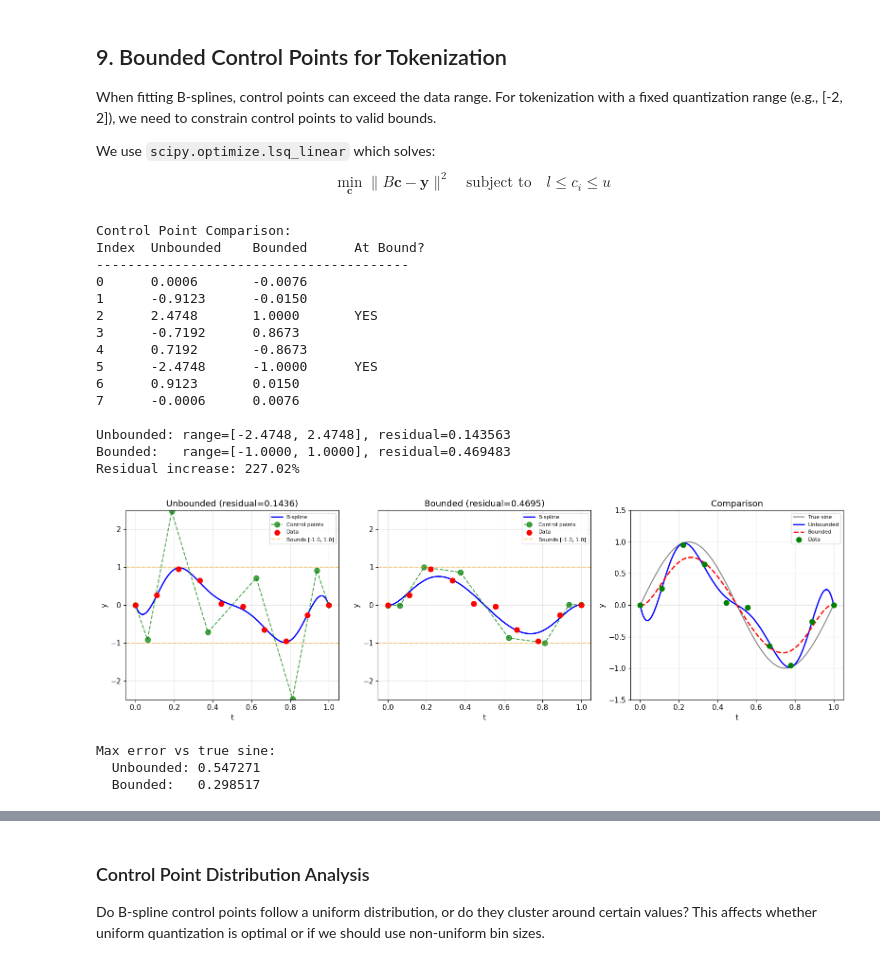
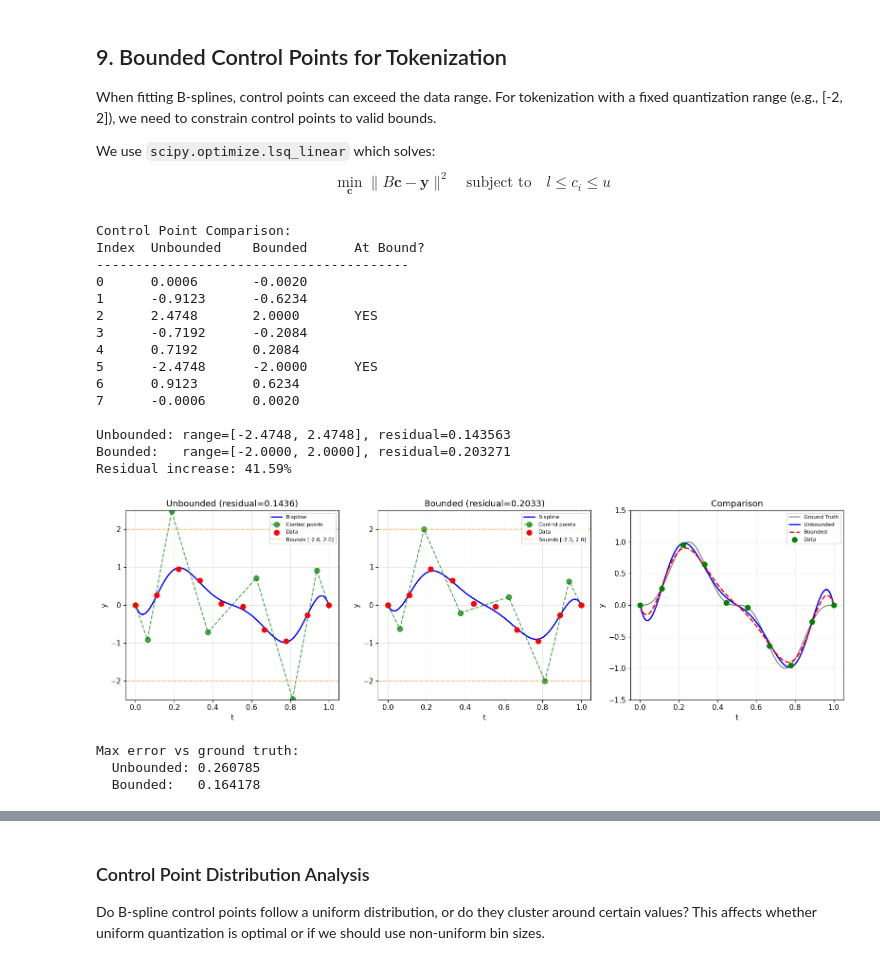
Before and after one commit to open-thought/qwen3-vla, a Jupyter notebook: bspline_tokenizer/notebooks/bspline_regression.ipynb, the cells around one changed output, grey strips where cells are left out. Drawn from its saved outputs; the diff is of its cells as text; code cells hidden in the pictures.

```diff
--- a/bspline_tokenizer/notebooks/bspline_regression.ipynb
+++ b/bspline_tokenizer/notebooks/bspline_regression.ipynb
@@ -495,7 +495,7 @@ We use `scipy.optimize.lsq_linear` which solves:
 $$\min_{\mathbf{c}} \|B\mathbf{c} - \mathbf{y}\|^2 \quad \text{subject to} \quad l \leq c_i \leq u$$
 # %%
 # Compare unbounded vs bounded fitting
-BOUNDS = (-1.0, 1.0)  # Control point range for quantization
+BOUNDS = (-2.0, 2.0)  # Control point range for quantization
 
 # Unbounded fit (original)
 cp_unbounded, knots, res_unbounded = fit_bspline_least_squares(
@@ -521,18 +521,18 @@ print(f"Residual increase: {(res_bounded - res_unbounded) / res_unbounded * 100:
 Control Point Comparison:
 Index  Unbounded    Bounded      At Bound?
 ----------------------------------------
-0      0.0006       -0.0076
-1      -0.9123      -0.0150
-2      2.4748       1.0000       YES
-3      -0.7192      0.8673
-4      0.7192       -0.8673
-5      -2.4748      -1.0000      YES
-6      0.9123       0.0150
-7      -0.0006      0.0076
+0      0.0006       -0.0020
+1      -0.9123      -0.6234
+2      2.4748       2.0000       YES
+3      -0.7192      -0.2084
+4      0.7192       0.2084
+5      -2.4748      -2.0000      YES
+6      0.9123       0.6234
+7      -0.0006      0.0020
 
 Unbounded: range=[-2.4748, 2.4748], residual=0.143563
-Bounded:   range=[-1.0000, 1.0000], residual=0.469483
-Residual increase: 227.02%
+Bounded:   range=[-2.0000, 2.0000], residual=0.203271
+Residual increase: 41.59%
 # %%
 # Visualize bounded vs unbounded fit
 fig, axes = plt.subplots(1, 3, figsize=(16, 5))
@@ -540,7 +540,7 @@ fig, axes = plt.subplots(1, 3, figsize=(16, 5))
 t_dense = np.linspace(0, 1, 200)
 y_unbounded = evaluate_bspline(cp_unbounded, t_dense, DEGREE, knots)
 y_bounded = evaluate_bspline(cp_bounded, t_dense, DEGREE, knots)
-y_true = np.sin(2 * np.pi * t_dense)
+y_true = np.sin(2 * np.pi * t_dense) ** 3
 
 # Control point x-positions (Greville abscissae)
 cp_t = np.array([np.mean(knots[i+1:i+DEGREE+1]) for i in range(N_CONTROL_POINTS)])
@@ -565,39 +565,39 @@ ax.plot(t_dense, y_bounded, 'b-', linewidth=2, label='B-spline')
 ax.plot(cp_t, cp_bounded, 'g--o', alpha=0.7, markersize=8, label='Control points')
 ax.scatter(t_data, y_data, c='red', s=60, zorder=5, label='Data')
 ax.axhline(BOUNDS[0], color='orange', linestyle='--', alpha=0.5, label=f'Bounds [{BOUNDS[0]}, {BOUNDS[1]}]')
 ax.axhline(BOUNDS[1], color='orange', linestyle='--', alpha=0.5)
 ax.set_title(f'Bounded (residual={res_bounded:.4f})')
 ax.set_xlabel('t')
 ax.set_ylabel('y')
 ax.set_ylim(-2.5, 2.5)
 ax.legend(fontsize=8)
 ax.grid(True, alpha=0.3)
 
 # Plot 3: Comparison overlay
 ax = axes[2]
-ax.plot(t_dense, y_true, 'k-', linewidth=1.5, alpha=0.5, label='True sine')
+ax.plot(t_dense, y_true, 'k-', linewidth=1.5, alpha=0.5, label='Ground Truth')
 ax.plot(t_dense, y_unbounded, 'b-', linewidth=2, label='Unbounded')
 ax.plot(t_dense, y_bounded, 'r--', linewidth=2, label='Bounded')
 ax.scatter(t_data, y_data, c='green', s=60, zorder=5, label='Data')
 ax.set_title('Comparison')
 ax.set_xlabel('t')
 ax.set_ylabel('y')
 ax.set_ylim(-1.5, 1.5)
 ax.legend(fontsize=8)
 ax.grid(True, alpha=0.3)
 
 plt.tight_layout()
 plt.show()
 
 # Error comparison
-print(f"\nMax error vs true sine:")
+print(f"\nMax error vs ground truth:")
 print(f"  Unbounded: {np.max(np.abs(y_unbounded - y_true)):.6f}")
 print(f"  Bounded:   {np.max(np.abs(y_bounded - y_true)):.6f}")
 # %% [output]
-[figure, old version]
+[figure, new version]
-Max error vs true sine:
-  Unbounded: 0.547271
-  Bounded:   0.298517
+Max error vs ground truth:
+  Unbounded: 0.260785
+  Bounded:   0.164178
 # %%
 # Explore different bound ranges
 fig, axes = plt.subplots(2, 3, figsize=(15, 10))
```
Also changed, not shown: parts of 7 cells of this notebook.
